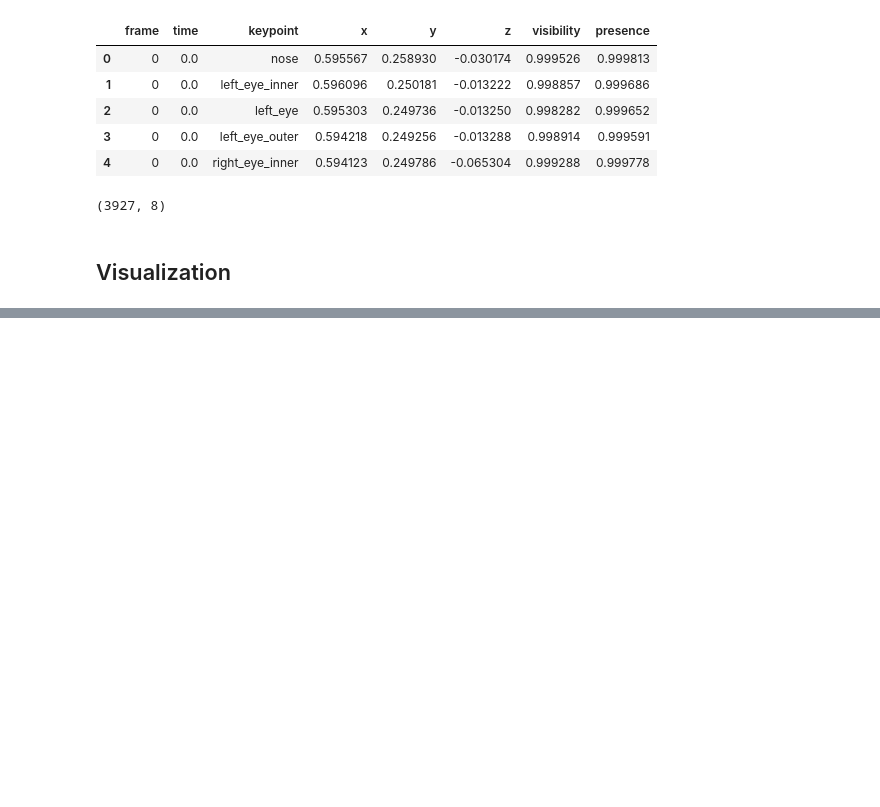
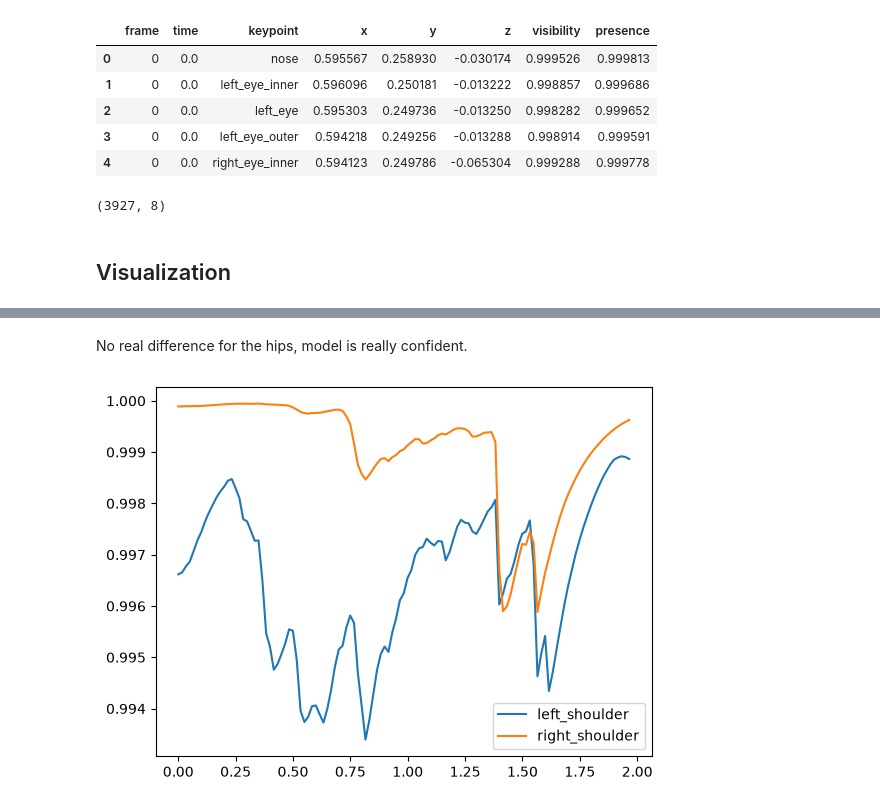
Before and after one commit to EstebanHuriot/BackflipAnalysis, a Jupyter notebook: computer_vision/mediapipe.ipynb, the cells around one changed output, grey strips where cells are left out. Saved outputs shown, nothing was run; the diff lists cells and outputs as text; code cells hidden in the pictures; blank space fills up the shorter version.

```diff
--- a/computer_vision/mediapipe.ipynb
+++ b/computer_vision/mediapipe.ipynb
@@ -173,0 +196,17 @@ plt.show()
+# %% [markdown]
+No real difference for the hips, model is really confident.
+# %%
+shoulders = df_mp[df_mp["keypoint"].isin(["left_shoulder","right_shoulder"])]
+
+for name, data in shoulders.groupby("keypoint"):
+    plt.plot(
+        data["time"],
+        data["visibility"],
+        label=name
+    )
+
+#plt.xlim(1.1, 1.6)
+plt.legend()
+plt.show()
+# %% [output]
+[figure, added]
```
Also changed, not shown: parts of 23 cells of this notebook.
